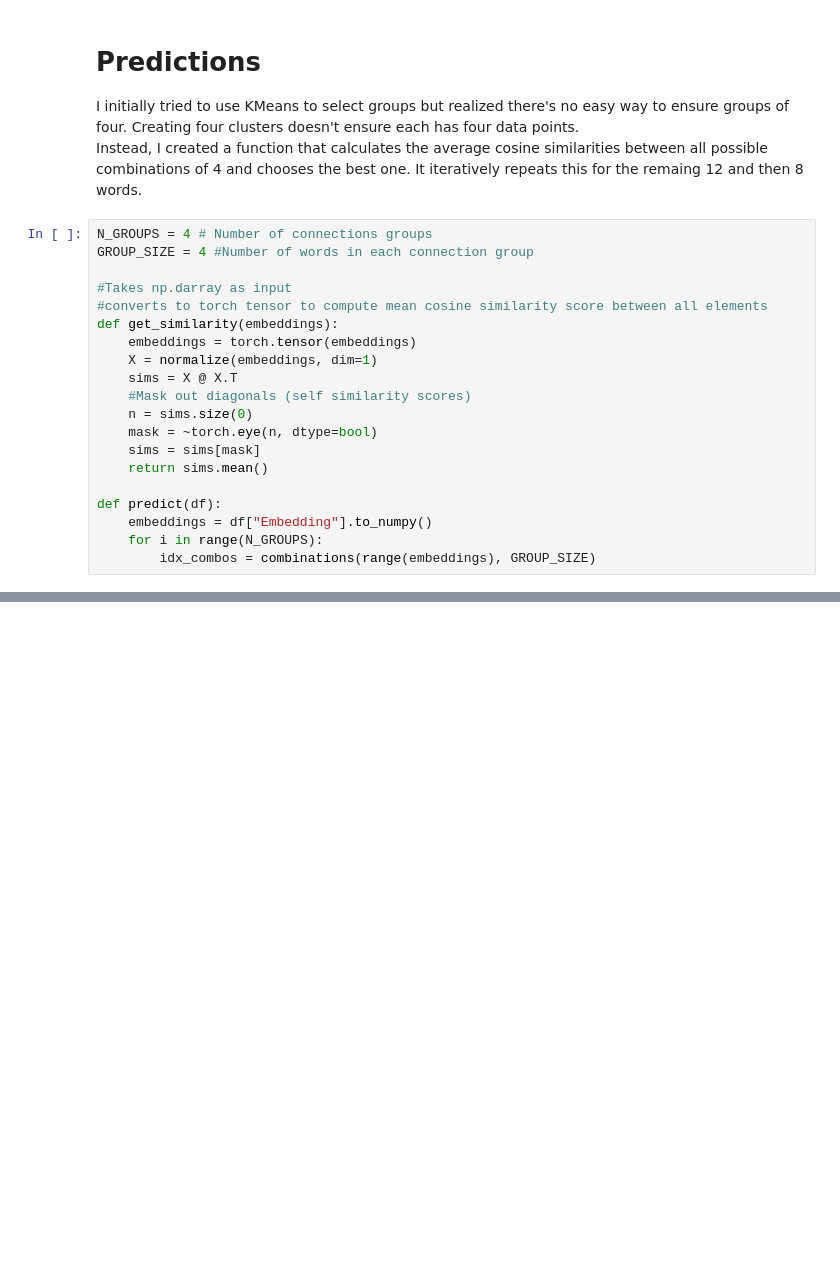
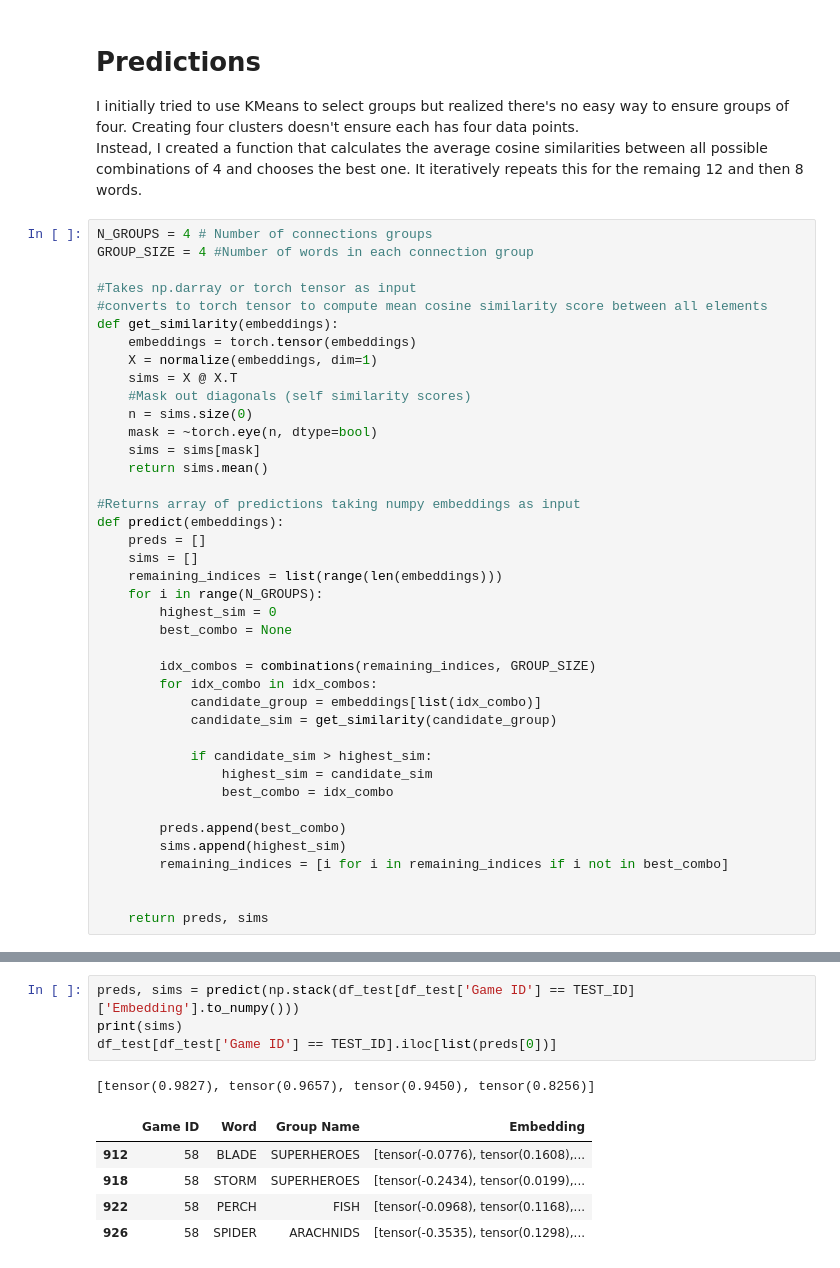
Before and after one commit to Kunritty/connections-solver, a Jupyter notebook: bert-model-zero-shot.ipynb, the cells around one changed output, grey strips where cells are left out. Cells and saved outputs as stored; diff of their text form; blank space fills up the shorter version.

Commit message:
Predict function completed

```diff
--- a/bert-model-zero-shot.ipynb
+++ b/bert-model-zero-shot.ipynb
@@ -130,7 +130,7 @@ Instead, I created a function that calculates the average cosine similarities be
 N_GROUPS = 4 # Number of connections groups
 GROUP_SIZE = 4 #Number of words in each connection group
 
-#Takes np.darray as input
+#Takes np.darray or torch tensor as input
 #converts to torch tensor to compute mean cosine similarity score between all elements
 def get_similarity(embeddings):
     embeddings = torch.tensor(embeddings)
@@ -142,8 +142,28 @@ def get_similarity(embeddings):
     sims = sims[mask]
     return sims.mean()
 
-def predict(df):
-    embeddings = df["Embedding"].to_numpy()
+#Returns array of predictions taking numpy embeddings as input
+def predict(embeddings):
+    preds = []
+    sims = []
+    remaining_indices = list(range(len(embeddings)))
     for i in range(N_GROUPS):
-        idx_combos = combinations(range(embeddings), GROUP_SIZE)
+        highest_sim = 0
+        best_combo = None
+
+        idx_combos = combinations(remaining_indices, GROUP_SIZE)
+        for idx_combo in idx_combos:
+            candidate_group = embeddings[list(idx_combo)]
+            candidate_sim = get_similarity(candidate_group)
+
+            if candidate_sim > highest_sim:
+                highest_sim = candidate_sim
+                best_combo = idx_combo
+
+        preds.append(best_combo)
+        sims.append(highest_sim)
+        remaining_indices = [i for i in remaining_indices if i not in best_combo]
+
+
+    return preds, sims
 # %%
@@ -153,0 +192,11 @@ tensor(0.8889)
+# %%
+preds, sims = predict(np.stack(df_test[df_test['Game ID'] == TEST_ID]['Embedding'].to_numpy()))
+print(sims)
+df_test[df_test['Game ID'] == TEST_ID].iloc[list(preds[0])]
+# %% [output]
+[tensor(0.9827), tensor(0.9657), tensor(0.9450), tensor(0.8256)]
+|  | Game ID | Word | Group Name | Embedding |
+| 912 | 58 | BLADE | SUPERHEROES | [tensor(-0.0776), tensor(0.1608),... |
+| 918 | 58 | STORM | SUPERHEROES | [tensor(-0.2434), tensor(0.0199),... |
+| 922 | 58 | PERCH | FISH | [tensor(-0.0968), tensor(0.1168),... |
+| 926 | 58 | SPIDER | ARACHNIDS | [tensor(-0.3535), tensor(0.1298),... |
```
Also changed, not shown: parts of 3 cells of this notebook.
